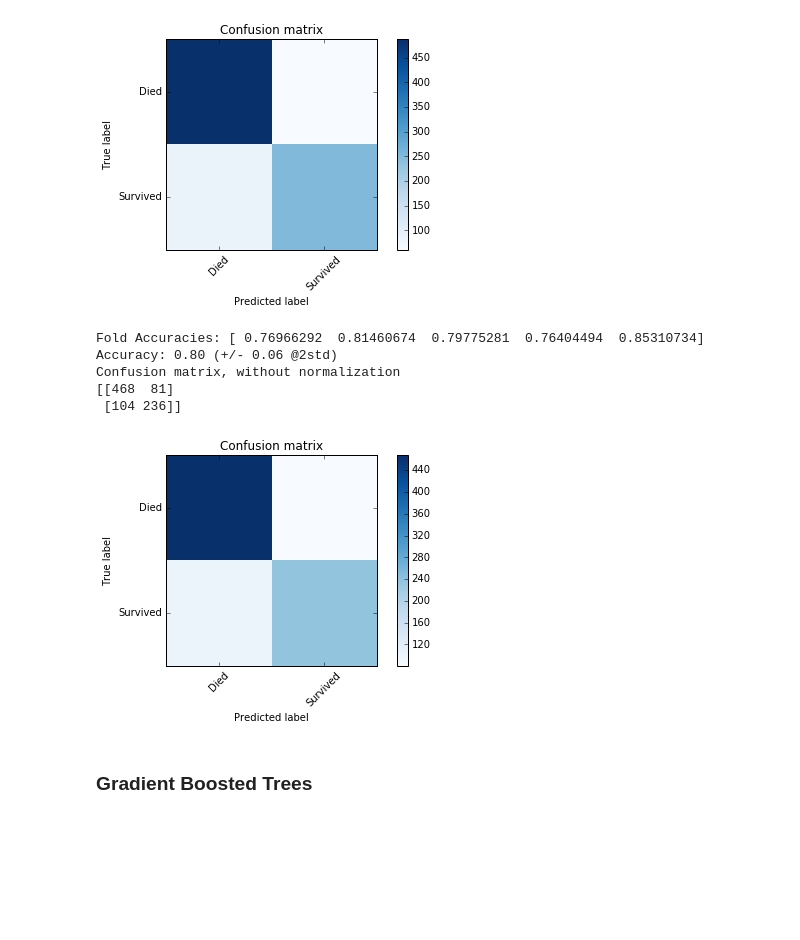
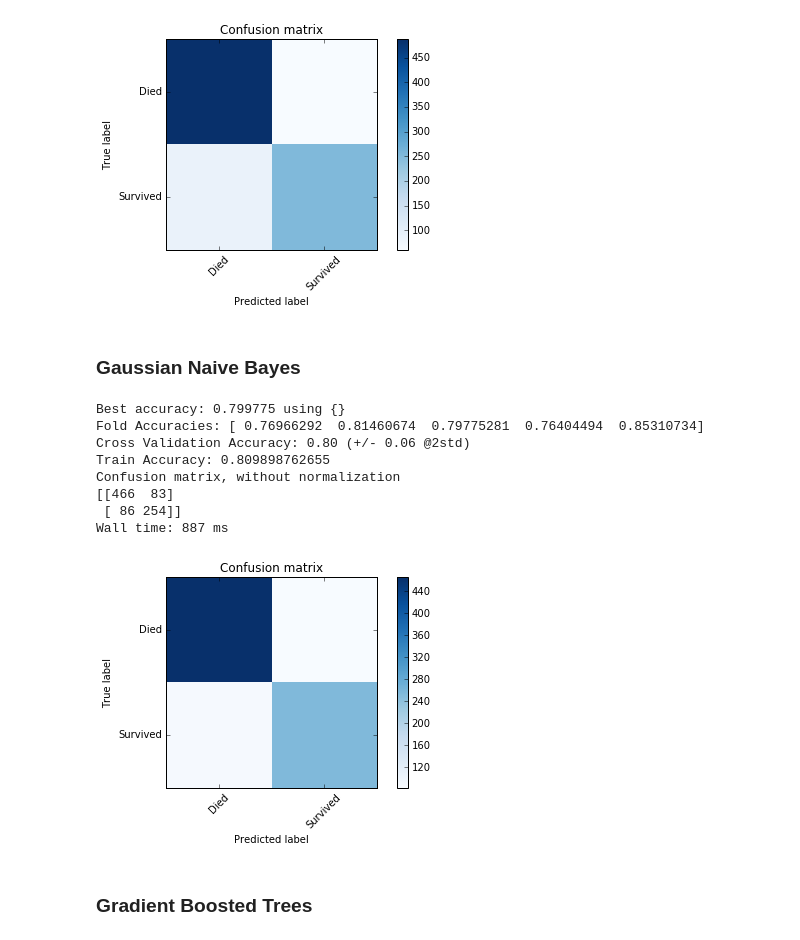
Before and after one commit to Statoil/KagglePlayground, a Jupyter notebook: Titanic/Python/Predict.ipynb, the cells around one changed output. Cells and saved outputs as stored; diff of their text form; code cells hidden in the pictures; blank space fills up the shorter version.

```diff
--- a/Titanic/Python/Predict.ipynb
+++ b/Titanic/Python/Predict.ipynb
@@ -219,12 +218,12 @@ def evaluate_model(model, X_train, Y_train, X_test):
     model.fit(X_train, Y_train)
 
     # get scores based upon 5 fold cross validation
-    scores = cross_validation.cross_val_score(model, X_train, Y_train, cv=5)
+    scores = cross_val_score(model, X_train, Y_train, cv=5)
     print("Fold Accuracies: " + str(scores))
     print("Accuracy: %0.2f (+/- %0.2f @2std)" % (scores.mean(), scores.std() * 2))
 
     # Compute confusion matrix
-    prediction = cross_validation.cross_val_predict(model, X_train, Y_train)
+    prediction = cross_val_predict(model, X_train, Y_train)
     cm = confusion_matrix(Y_train, prediction)
     print('Confusion matrix, without normalization')
     print(cm)
@@ -235,7 +234,7 @@ def evaluate_model(model, X_train, Y_train, X_test):
     return Y_pred
 
 
-def get_optimised_model(model, hyperparameters, X_train, y_train, folds = 5):
+def get_optimised_model(model, hyperparameters, X_train, y_train, folds = 5, display_all_scores = False):
     """
     Given a [model] and a set of possible [hyperparameters], along with
     matricies corresponding to hold-out cross-validation, returns a model w/
@@ -245,11 +244,12 @@ def get_optimised_model(model, hyperparameters, X_train, y_train, folds = 5):
     optimized_model = GridSearchCV(model, hyperparameters, cv = folds, n_jobs = 1)
     optimized_model.fit(X_train, y_train)
     print("Best accuracy: %f using %s" % (optimized_model.best_score_, optimized_model.best_params_))
-    #for params, mean_score, scores in optimized_model.grid_scores_:
-    #    print("%f (%f) with: %r" % (scores.mean(), scores.std(), params))
+    if display_all_scores:
+        for params, mean_score, scores in optimized_model.grid_scores_:
+            print("%f (%f) with: %r" % (scores.mean(), scores.std(), params))
 
     # get scores based upon 5 fold cross validation
-    scores = cross_validation.cross_val_score(optimized_model, X_train, Y_train, cv=5)
+    scores = cross_val_score(optimized_model, X_train, Y_train, cv=5)
     print("Cross Validation Fold Accuracies: " + str(scores))
     print("Cross Validation Accuracy: %0.2f (+/- %0.2f @2std)" % (scores.mean(), scores.std() * 2))
 
@@ -464,18 +459,30 @@ Confusion matrix, without normalization
  [ 88 252]]
 Wall time: 3.09 s
 [figure]
-# %%
-# Gaussian Naive Bayes
-
-gaussian = GaussianNB()
-Y_predGaussian = evaluate_model(gaussian, X_train, Y_train, X_test)
-# %% [output]
-Fold Accuracies: [ 0.76966292  0.81460674  0.79775281  0.76404494  0.85310734]
-Accuracy: 0.80 (+/- 0.06 @2std)
-Confusion matrix, without normalization
-[[468  81]
- [104 236]]
-[figure, removed]
+# %% [markdown]
+### Gaussian Naive Bayes ###
+# %%
+%%time
+
+gaussian_optimised = get_optimised_model(
+    GaussianNB(), {},
+    X_train, Y_train)
+#gaussian_optimised = GaussianNB()
+
+fit_model(gaussian_optimised, X_train, Y_train)
+Y_predGaussian = get_test_predictions(gaussian_optimised, X_test)
+
+create_submission_file(test_df, Y_predGaussian, 'predictions_gaussian.csv')
+# %% [output]
+Best accuracy: 0.799775 using {}
+Fold Accuracies: [ 0.76966292  0.81460674  0.79775281  0.76404494  0.85310734]
+Cross Validation Accuracy: 0.80 (+/- 0.06 @2std)
+Train Accuracy: 0.809898762655
+Confusion matrix, without normalization
+[[466  83]
+ [ 86 254]]
+Wall time: 887 ms
+[figure, added]
 # %% [markdown]
 ### Gradient Boosted Trees ###
 # %%
```
Also changed, not shown: parts of 7 cells of this notebook, 4 other files.
